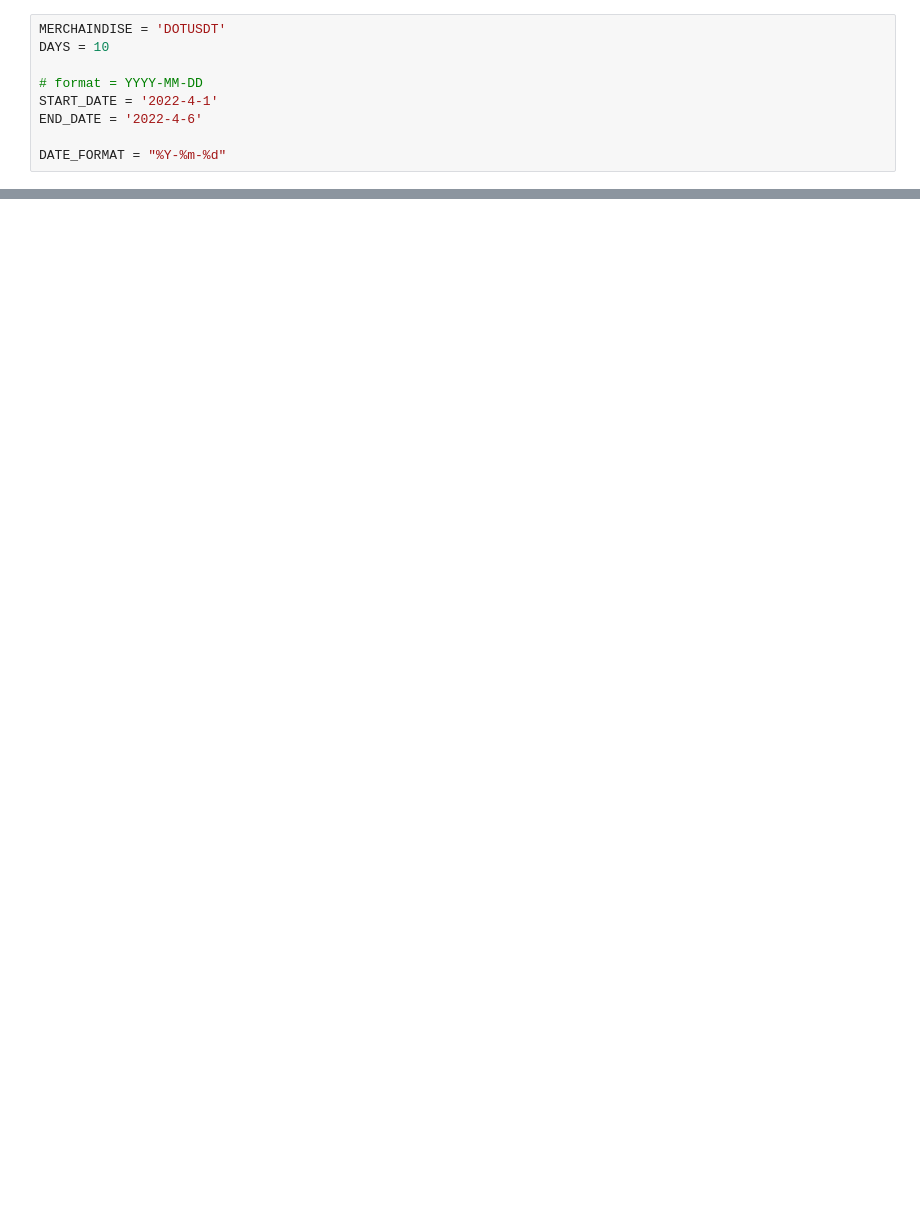
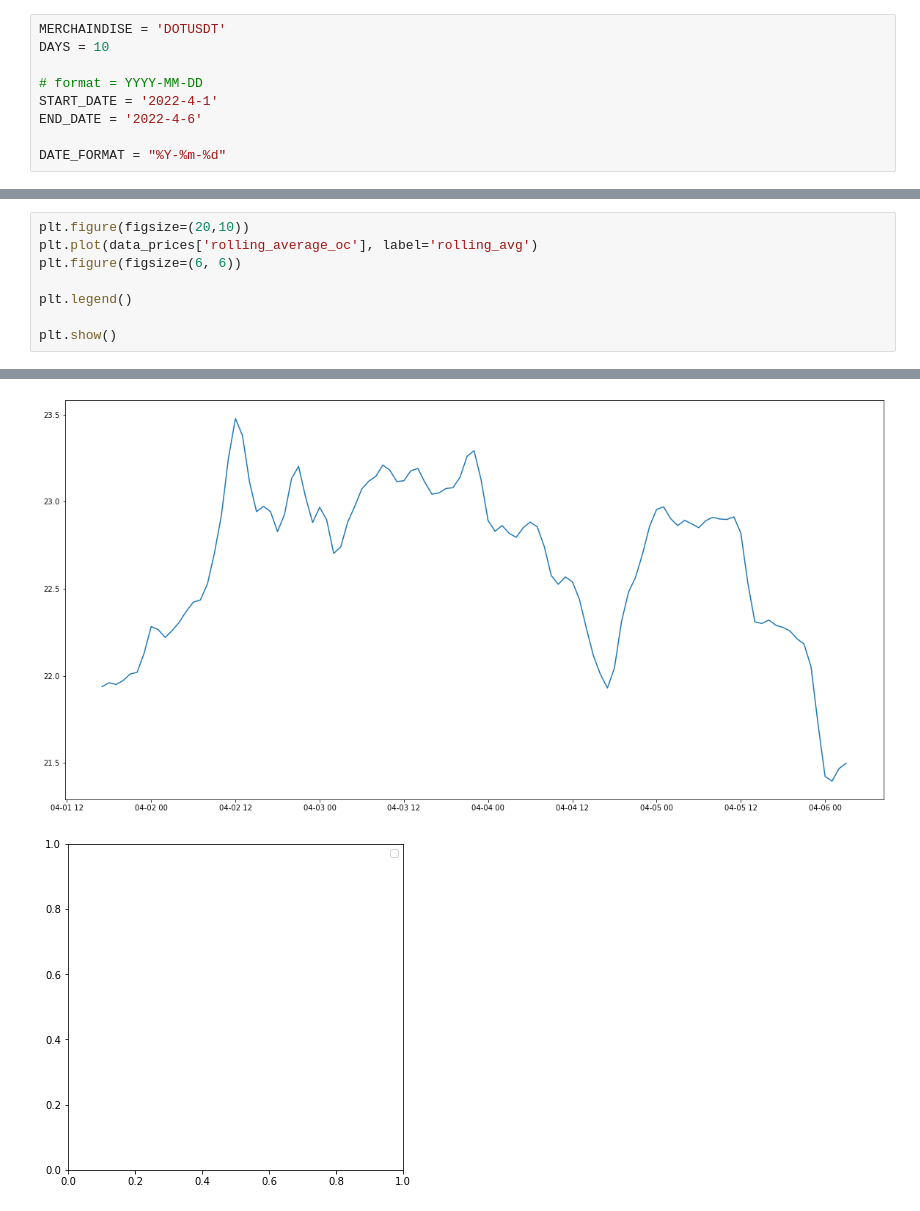
Before and after one commit to bachpx195/the_big_trade, a Jupyter notebook: TheBigTrade/SideWay.ipynb, the cells around one changed output, grey strips where cells are left out. Drawn from its saved outputs; the diff is of its cells as text; blank space fills up the shorter version.

```diff
--- a/TheBigTrade/SideWay.ipynb
+++ b/TheBigTrade/SideWay.ipynb
@@ -30,3 +29,12 @@ data_prices = add_average_oc_column(data_prices)
 data_prices = add_rolling_average_oc_column(data_prices)
 
 draw_candlestick(data_prices).show()
+# %%
+plt.figure(figsize=(20,10))
+plt.plot(data_prices['rolling_average_oc'], label='rolling_avg')
+plt.figure(figsize=(6, 6))
+
+plt.legend()
+
+plt.show()
+# %% [output]
@@ -32,0 +42,2 @@ draw_candlestick(data_prices).show()
+[figure, added]
+[figure, added]
```
Also changed, not shown: parts of 3 cells of this notebook.
